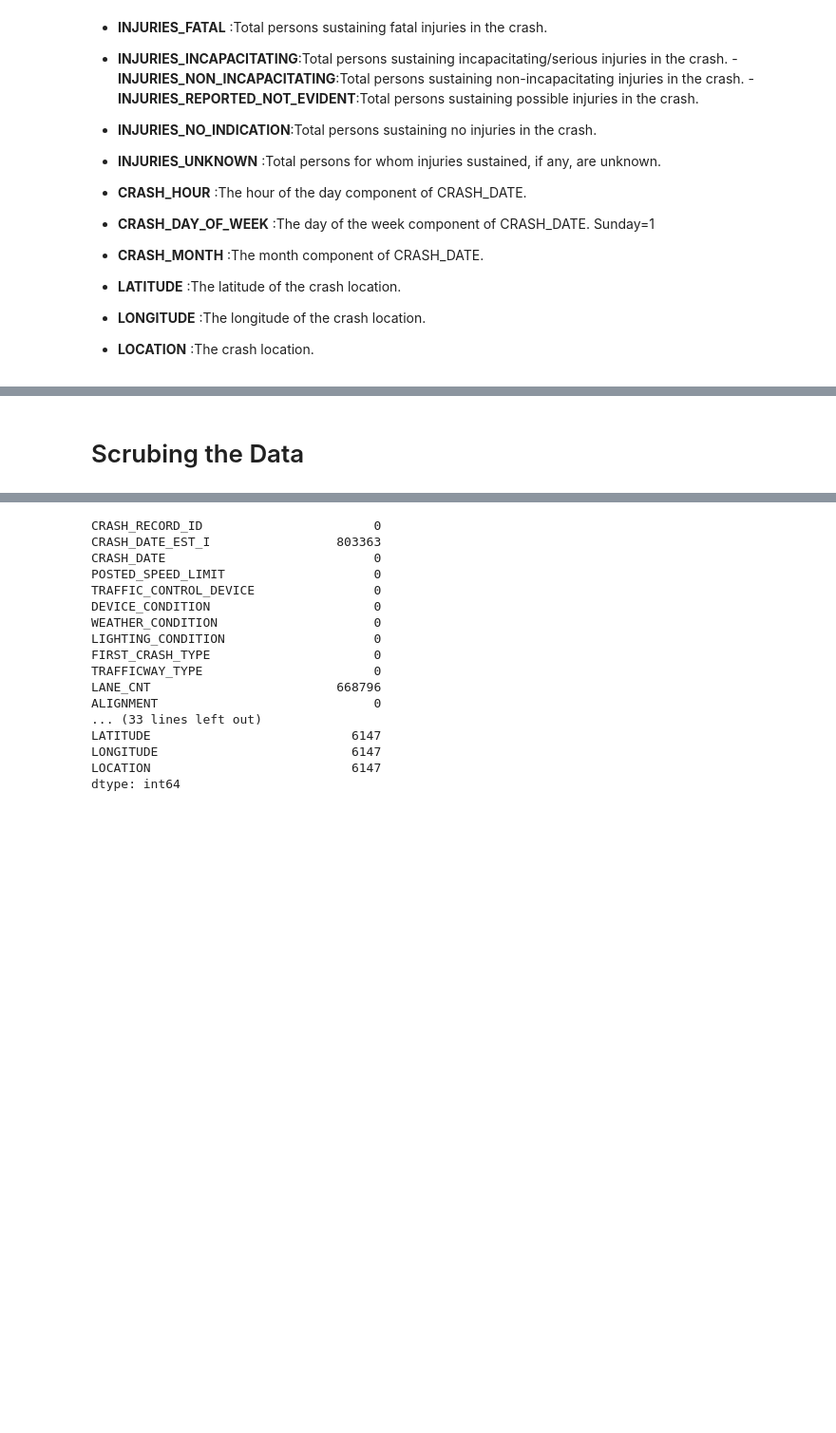
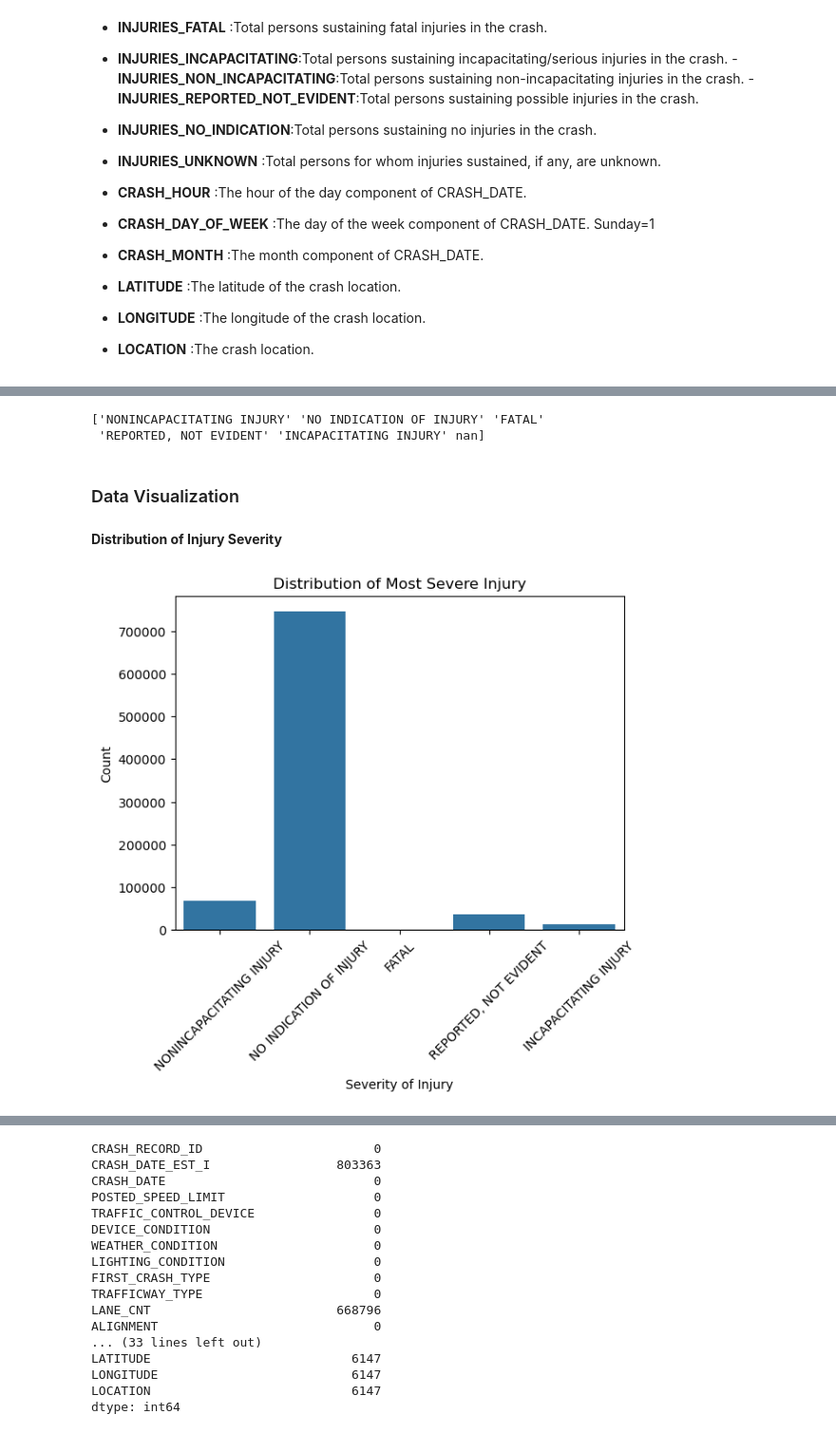
Before and after one commit to IdrisFallout/ChicagoCarCrashes, a Jupyter notebook: EDA.ipynb, the cells around one changed output, grey strips where cells are left out. Shown at 95% size. Cells and saved outputs as stored; diff of their text form; code cells hidden in the pictures; blank space fills up the shorter version.

Commit message:
add data understanding and preparation

```diff
--- a/EDA.ipynb
+++ b/EDA.ipynb
@@ -120,2 +187,18 @@ travel path of a bicyclist, causing a crash.
+# %%
+print(df['MOST_SEVERE_INJURY'].unique())
+# %% [output]
+['NONINCAPACITATING INJURY' 'NO INDICATION OF INJURY' 'FATAL'
+ 'REPORTED, NOT EVIDENT' 'INCAPACITATING INJURY' nan]
 # %% [markdown]
-# Scrubing the Data
+### Data Visualization
+# %% [markdown]
+**Distribution of Injury Severity**
+# %%
+sns.countplot(data=df, x='MOST_SEVERE_INJURY')
+plt.title('Distribution of Most Severe Injury')
+plt.xlabel('Severity of Injury')
+plt.ylabel('Count')
+plt.xticks(rotation=45)
+plt.show()
+# %% [output]
+[figure, added]
```
Also changed, not shown: parts of 45 cells of this notebook, 2 other files.
